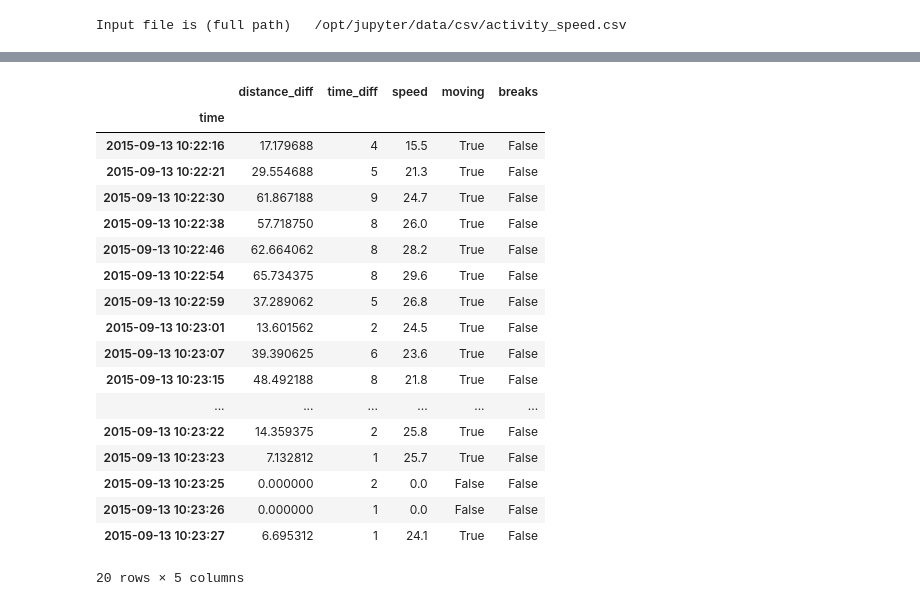
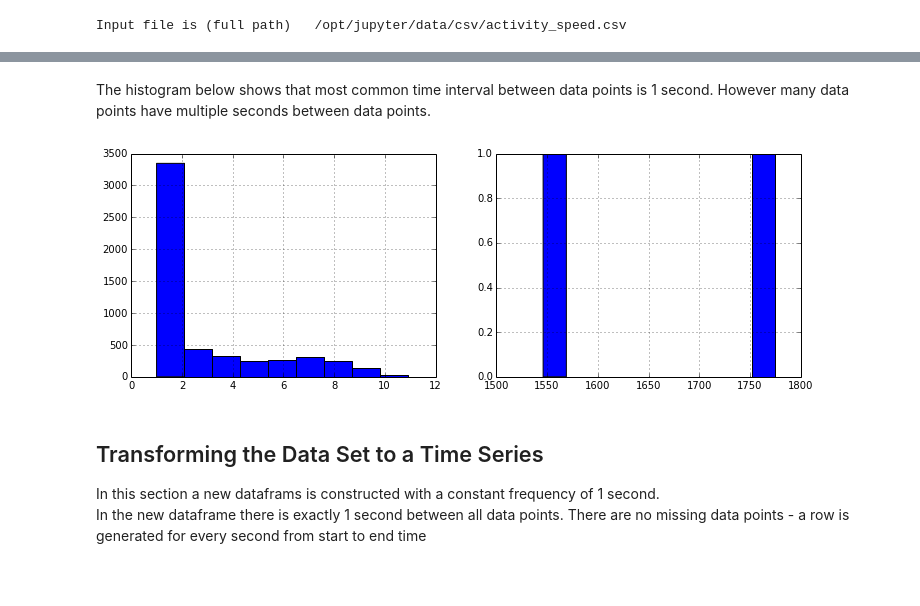
Before and after one commit to patclaffey/docker_jupyter, a Jupyter notebook: notebooks/speed.ipynb, the cells around one changed output, grey strips where cells are left out. Saved outputs shown, nothing was run; the diff lists cells and outputs as text; code cells hidden in the pictures; blank space fills up the shorter version.

```diff
--- a/notebooks/speed.ipynb
+++ b/notebooks/speed.ipynb
@@ -160,22 +99,18 @@ Max Speed for this period 67.4
-# %%
-df[4045-10: 4045 +10]
-# %% [output]
-|  | distance_diff | time_diff | speed | moving | breaks |
-| time |  |  |  |  |  |
-| 2015-09-13 10:22:16 | 17.179688 | 4 | 15.5 | True | False |
-| 2015-09-13 10:22:21 | 29.554688 | 5 | 21.3 | True | False |
-| 2015-09-13 10:22:30 | 61.867188 | 9 | 24.7 | True | False |
-| 2015-09-13 10:22:38 | 57.718750 | 8 | 26.0 | True | False |
-| 2015-09-13 10:22:46 | 62.664062 | 8 | 28.2 | True | False |
-| 2015-09-13 10:22:54 | 65.734375 | 8 | 29.6 | True | False |
-| 2015-09-13 10:22:59 | 37.289062 | 5 | 26.8 | True | False |
-| 2015-09-13 10:23:01 | 13.601562 | 2 | 24.5 | True | False |
-| 2015-09-13 10:23:07 | 39.390625 | 6 | 23.6 | True | False |
-| 2015-09-13 10:23:15 | 48.492188 | 8 | 21.8 | True | False |
-| ... | ... | ... | ... | ... | ... |
-| 2015-09-13 10:23:22 | 14.359375 | 2 | 25.8 | True | False |
-| 2015-09-13 10:23:23 | 7.132812 | 1 | 25.7 | True | False |
-| 2015-09-13 10:23:25 | 0.000000 | 2 | 0.0 | False | False |
-| 2015-09-13 10:23:26 | 0.000000 | 1 | 0.0 | False | False |
-| 2015-09-13 10:23:27 | 6.695312 | 1 | 24.1 | True | False |
-20 rows × 5 columns
+# %% [markdown]
+The histogram below shows that most common time interval between data points is 1 second.
+However many data points have multiple seconds between data points.
+# %%
+# plotting the time interval betwe
+
+plt.figure()
+plt.subplot(1,2,1)
+_ = df['time_diff'][df['time_diff'] < 600].hist(figsize=(12,4))
+plt.subplot(1,2,2)
+_ = df['time_diff'][df['time_diff'] > 600].hist(figsize=(12,4))
+# %% [output]
+[figure, added]
+# %% [markdown]
+## Transforming the Data Set to a Time Series
+In this section a new dataframs is constructed with a constant frequency of 1 second.
+In the new dataframe there is exactly 1 second between all data points.
+There are no missing data points - a row is generated for every second from start to end time
```
Also changed, not shown: parts of 58 cells of this notebook.
